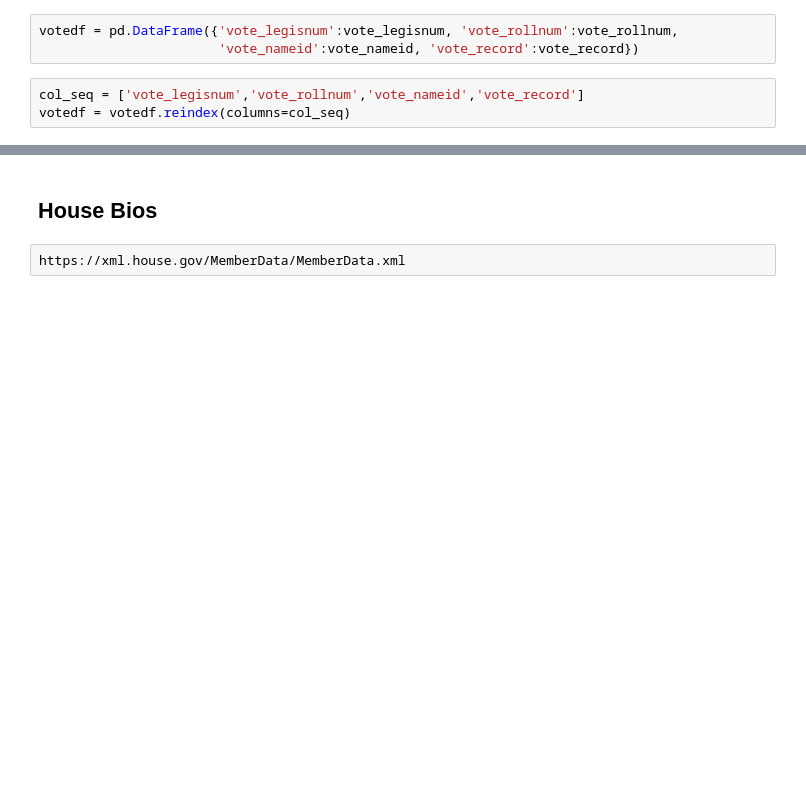
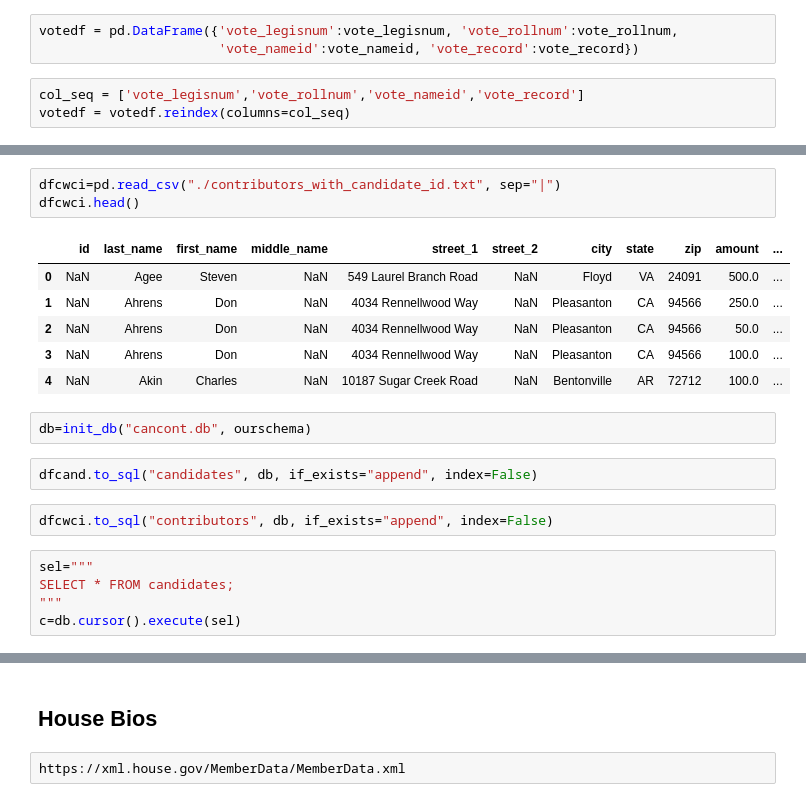
Before and after one commit to stangurrr/congress_whowhat, a Jupyter notebook: Congress Page Rank.ipynb, the cells around one changed output, grey strips where cells are left out. Drawn from its saved outputs; the diff is of its cells as text; blank space fills up the shorter version.

```diff
--- a/Congress Page Rank.ipynb
+++ b/Congress Page Rank.ipynb
@@ -233,0 +259,21 @@ ntree.xpath('//recorded-vote/vote/text()')
+# %%
+dfcwci=pd.read_csv("./contributors_with_candidate_id.txt", sep="|")
+dfcwci.head()
+# %% [output]
+|  | id | last_name | first_name | middle_name | street_1 | street_2 | city | state | zip | amount | ... |
+| 0 | NaN | Agee | Steven | NaN | 549 Laurel Branch Road | NaN | Floyd | VA | 24091 | 500.0 | ... |
+| 1 | NaN | Ahrens | Don | NaN | 4034 Rennellwood Way | NaN | Pleasanton | CA | 94566 | 250.0 | ... |
+| 2 | NaN | Ahrens | Don | NaN | 4034 Rennellwood Way | NaN | Pleasanton | CA | 94566 | 50.0 | ... |
+| 3 | NaN | Ahrens | Don | NaN | 4034 Rennellwood Way | NaN | Pleasanton | CA | 94566 | 100.0 | ... |
+| 4 | NaN | Akin | Charles | NaN | 10187 Sugar Creek Road | NaN | Bentonville | AR | 72712 | 100.0 | ... |
+# %%
+db=init_db("cancont.db", ourschema)
+# %%
+dfcand.to_sql("candidates", db, if_exists="append", index=False)
+# %%
+dfcwci.to_sql("contributors", db, if_exists="append", index=False)
+# %%
+sel="""
+SELECT * FROM candidates;
+"""
+c=db.cursor().execute(sel)
```
Also changed, not shown: parts of 30 cells of this notebook, 3 other files.
